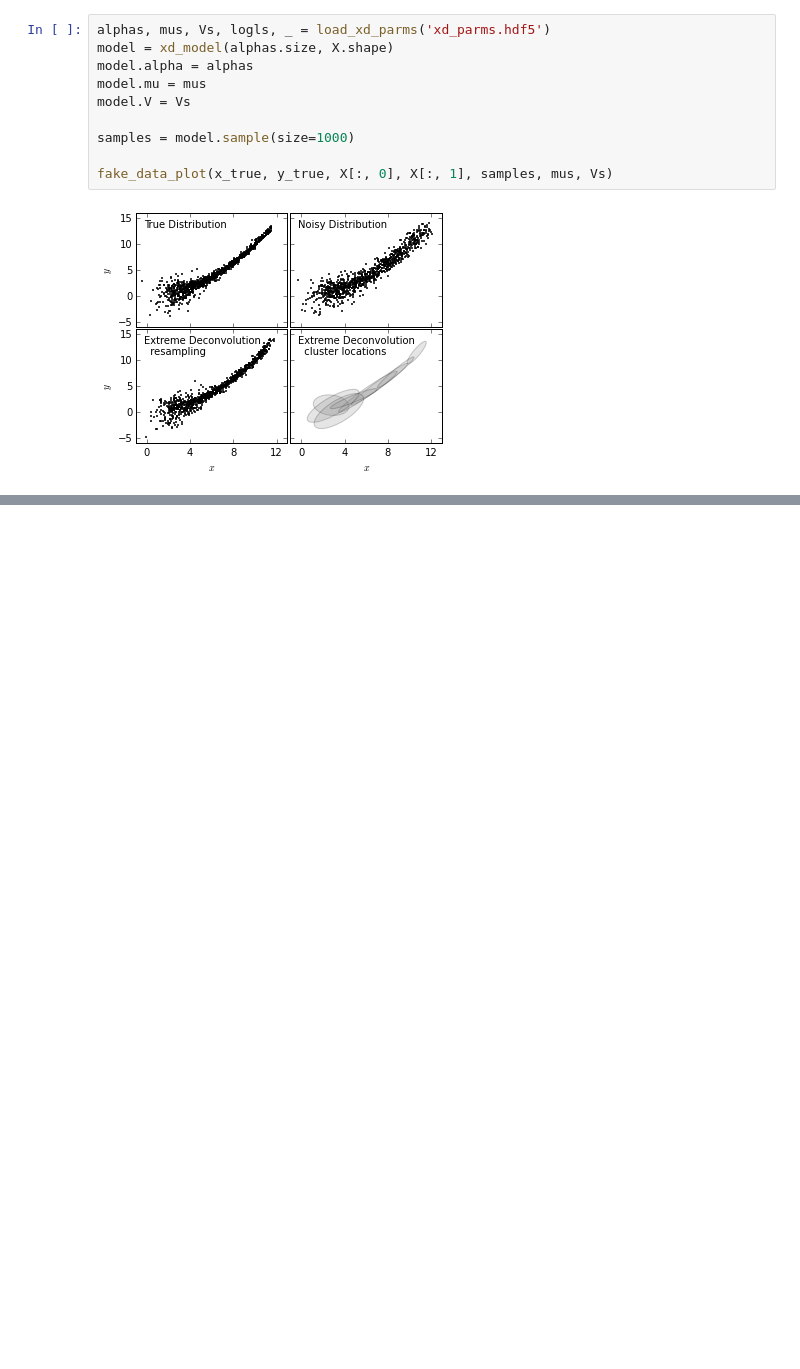
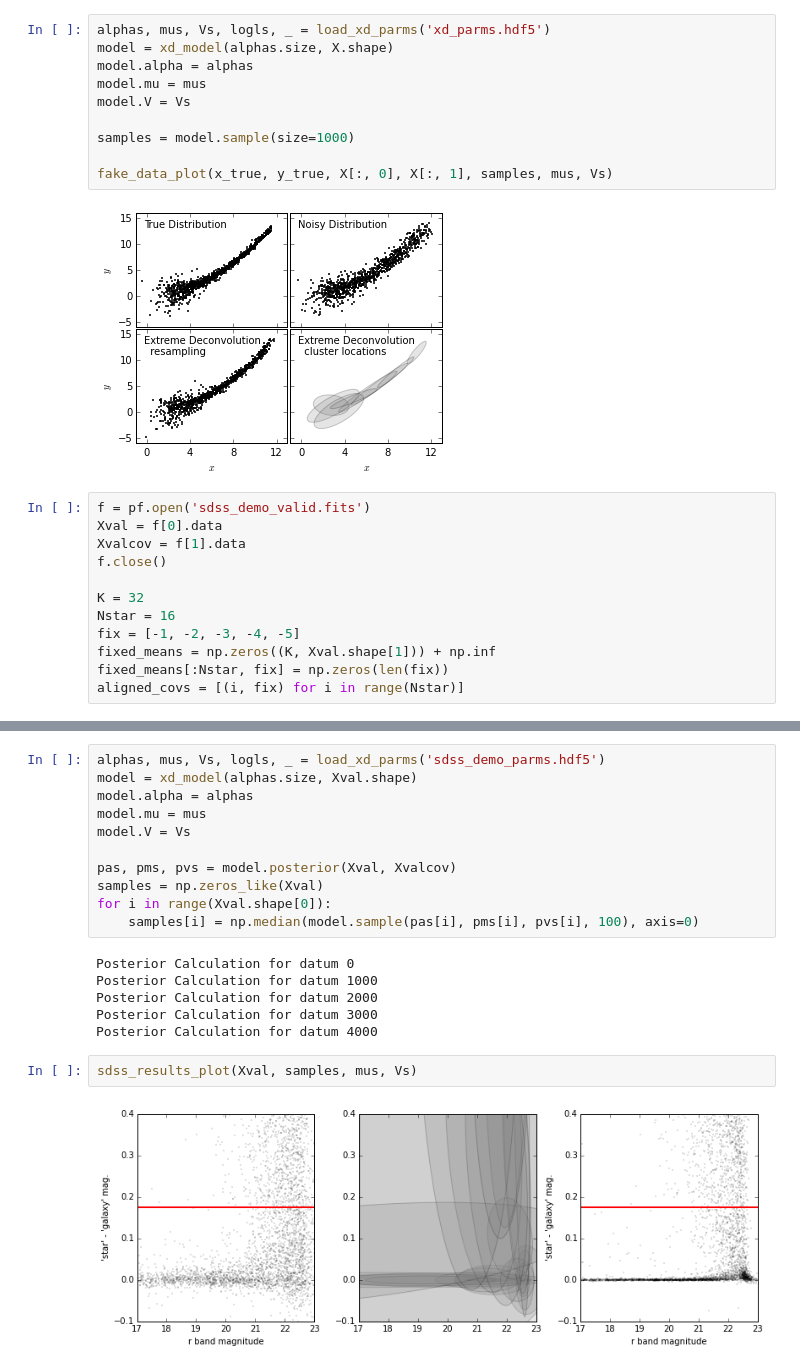
Before and after one commit to rossfadely/xd-demo, a Jupyter notebook: xd-demo.ipynb, the cells around one changed output, grey strips where cells are left out. Drawn from its saved outputs; the diff is of its cells as text; blank space fills up the shorter version.

```diff
--- a/xd-demo.ipynb
+++ b/xd-demo.ipynb
@@ -90,3 +112,15 @@ samples = model.sample(size=1000)
 fake_data_plot(x_true, y_true, X[:, 0], X[:, 1], samples, mus, Vs)
 # %% [output]
 [figure]
+# %%
+f = pf.open('sdss_demo_valid.fits')
+Xval = f[0].data
+Xvalcov = f[1].data
+f.close()
+
+K = 32
+Nstar = 16
+fix = [-1, -2, -3, -4, -5]
+fixed_means = np.zeros((K, Xval.shape[1])) + np.inf
+fixed_means[:Nstar, fix] = np.zeros(len(fix))
+aligned_covs = [(i, fix) for i in range(Nstar)]
@@ -92,0 +154,21 @@ fake_data_plot(x_true, y_true, X[:, 0], X[:, 1], samples, mus, Vs)
+# %%
+alphas, mus, Vs, logls, _ = load_xd_parms('sdss_demo_parms.hdf5')
+model = xd_model(alphas.size, Xval.shape)
+model.alpha = alphas
+model.mu = mus
+model.V = Vs
+
+pas, pms, pvs = model.posterior(Xval, Xvalcov)
+samples = np.zeros_like(Xval)
+for i in range(Xval.shape[0]):
+    samples[i] = np.median(model.sample(pas[i], pms[i], pvs[i], 100), axis=0)
+# %% [output]
+Posterior Calculation for datum 0
+Posterior Calculation for datum 1000
+Posterior Calculation for datum 2000
+Posterior Calculation for datum 3000
+Posterior Calculation for datum 4000
+# %%
+sdss_results_plot(Xval, samples, mus, Vs)
+# %% [output]
+[figure, added]
```
Also changed, not shown: parts of 4 cells of this notebook, 1 other file.
